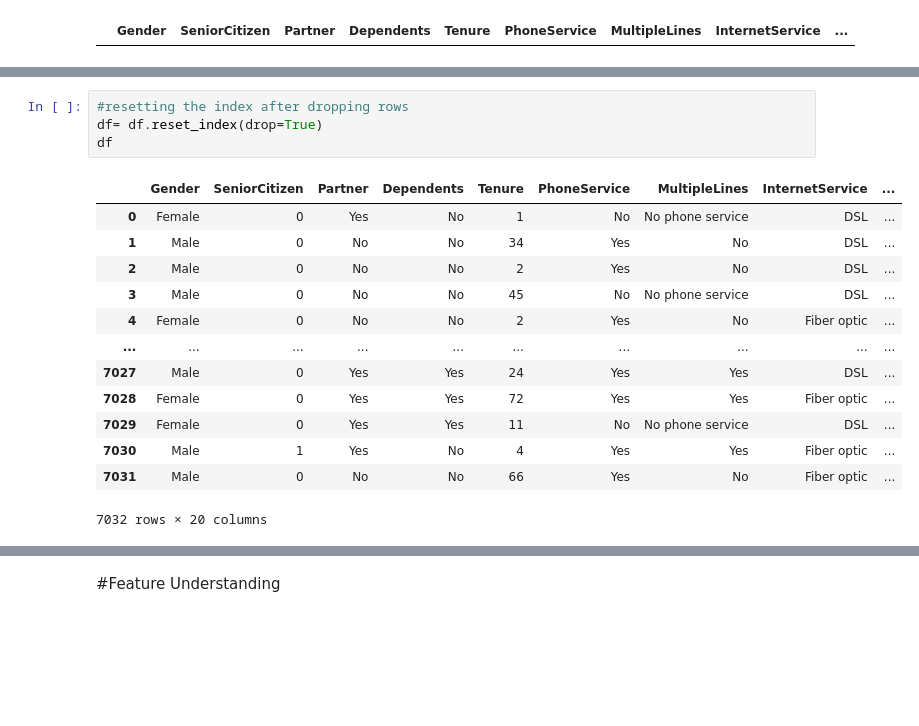
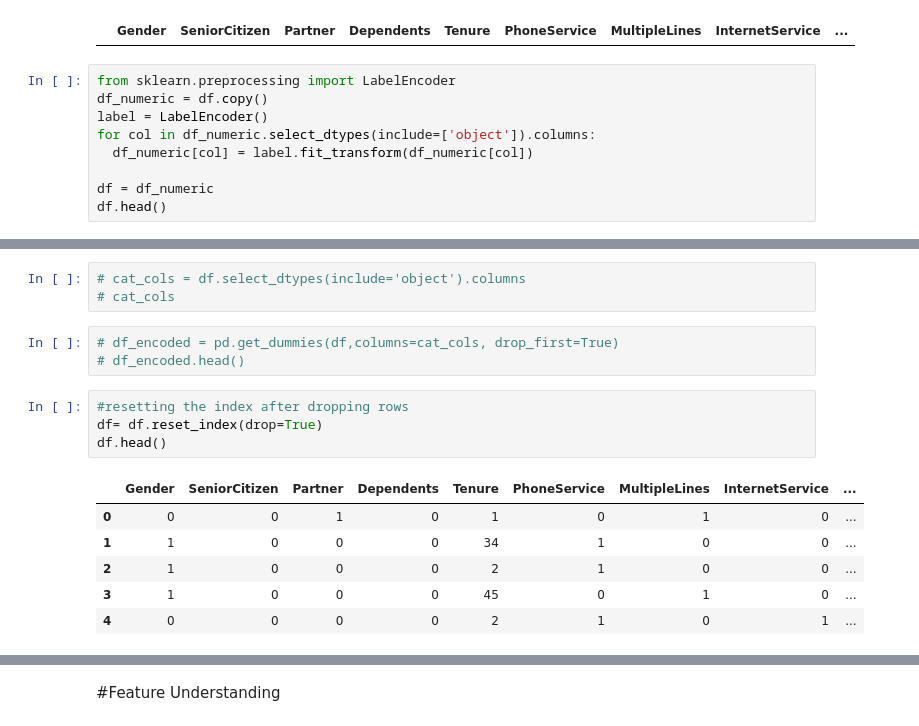
Before and after one commit to Chenuli05/CustomerChurn, a Jupyter notebook: Churn_ML_CW.ipynb, the cells around one changed output, grey strips where cells are left out. Drawn from its saved outputs; the diff is of its cells as text; blank space fills up the shorter version.

```diff
--- a/Churn_ML_CW.ipynb
+++ b/Churn_ML_CW.ipynb
@@ -187,3 +187,12 @@ df.shape
 df[df['TotalCharges'].isna()]
 # %% [output]
 |  | Gender | SeniorCitizen | Partner | Dependents | Tenure | PhoneService | MultipleLines | InternetService | ... |
+# %%
+from sklearn.preprocessing import LabelEncoder
+df_numeric = df.copy()
+label = LabelEncoder()
+for col in df_numeric.select_dtypes(include=['object']).columns:
+  df_numeric[col] = label.fit_transform(df_numeric[col])
+
+df = df_numeric
+df.head()
@@ -190,18 +206,17 @@ df[df['TotalCharges'].isna()]
+# %%
+# cat_cols = df.select_dtypes(include='object').columns
+# cat_cols
+# %%
+# df_encoded = pd.get_dummies(df,columns=cat_cols, drop_first=True)
+# df_encoded.head()
 # %%
 #resetting the index after dropping rows
 df= df.reset_index(drop=True)
-df
+df.head()
 # %% [output]
 |  | Gender | SeniorCitizen | Partner | Dependents | Tenure | PhoneService | MultipleLines | InternetService | ... |
-| 0 | Female | 0 | Yes | No | 1 | No | No phone service | DSL | ... |
-| 1 | Male | 0 | No | No | 34 | Yes | No | DSL | ... |
-| 2 | Male | 0 | No | No | 2 | Yes | No | DSL | ... |
-| 3 | Male | 0 | No | No | 45 | No | No phone service | DSL | ... |
-| 4 | Female | 0 | No | No | 2 | Yes | No | Fiber optic | ... |
-| ... | ... | ... | ... | ... | ... | ... | ... | ... | ... |
-| 7027 | Male | 0 | Yes | Yes | 24 | Yes | Yes | DSL | ... |
-| 7028 | Female | 0 | Yes | Yes | 72 | Yes | Yes | Fiber optic | ... |
-| 7029 | Female | 0 | Yes | Yes | 11 | No | No phone service | DSL | ... |
-| 7030 | Male | 1 | Yes | No | 4 | Yes | Yes | Fiber optic | ... |
-| 7031 | Male | 0 | No | No | 66 | Yes | No | Fiber optic | ... |
+| 0 | 0 | 0 | 1 | 0 | 1 | 0 | 1 | 0 | ... |
+| 1 | 1 | 0 | 0 | 0 | 34 | 1 | 0 | 0 | ... |
+| 2 | 1 | 0 | 0 | 0 | 2 | 1 | 0 | 0 | ... |
+| 3 | 1 | 0 | 0 | 0 | 45 | 0 | 1 | 0 | ... |
+| 4 | 0 | 0 | 0 | 0 | 2 | 1 | 0 | 1 | ... |
-7032 rows × 20 columns
```
Also changed, not shown: parts of 38 cells of this notebook.
